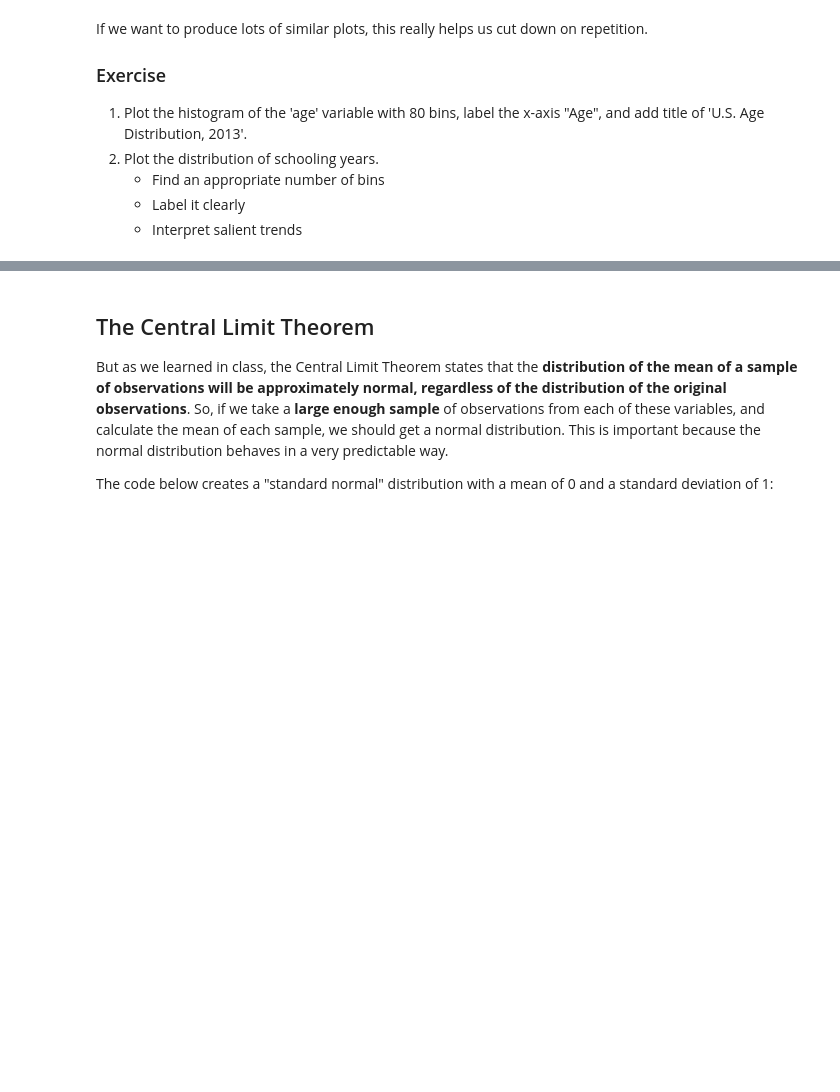
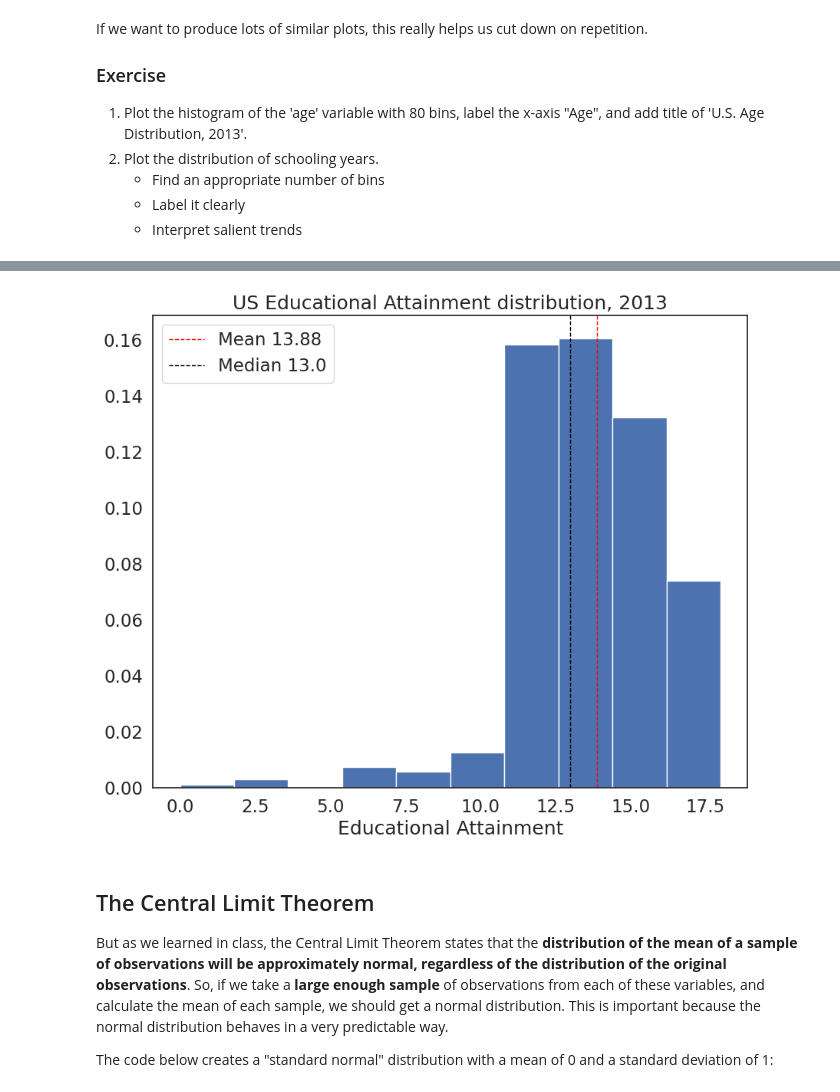
Before and after one commit to jaicortesi/QM2, a Jupyter notebook: notebooks/W05. Distributions and Basic Statistics.ipynb, the cells around one changed output, grey strips where cells are left out. Drawn from its saved outputs; the diff is of its cells as text; code cells hidden in the pictures; blank space fills up the shorter version.

```diff
--- a/notebooks/W05. Distributions and Basic Statistics.ipynb
+++ b/notebooks/W05. Distributions and Basic Statistics.ipynb
@@ -318,3 +322,7 @@ If we want to produce lots of similar plots, this really helps us cut down on re
+# %%
+plot_histogram(variable = df ['sch'], bin_number = 10, xlab = 'Educational Attainment', title = 'US Educational Attainment distribution, 2013')
+# %% [output]
+[figure, added]
 # %% [markdown]
 ## The Central Limit Theorem
 
```
Also changed, not shown: parts of 12 cells of this notebook.
